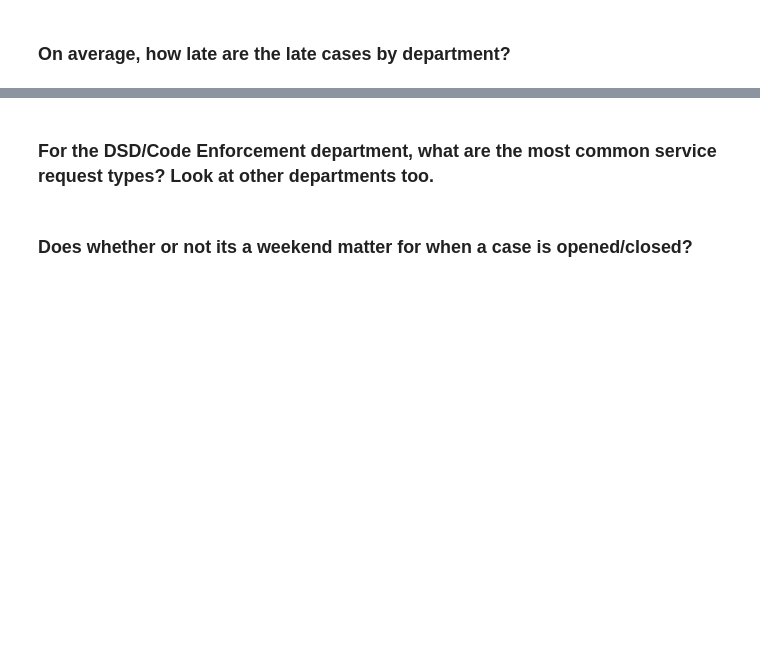
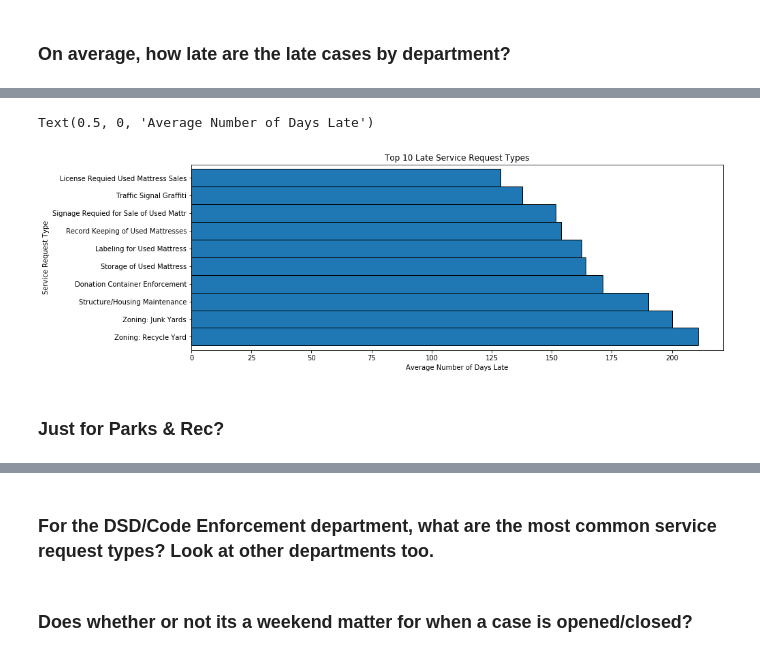
Before and after one commit to SamuelD-Data/spark-exercises, a Jupyter notebook: explore.ipynb, the cells around one changed output, grey strips where cells are left out. Cells and saved outputs as stored; diff of their text form; code cells hidden in the pictures; blank space fills up the shorter version.

```diff
--- a/explore.ipynb
+++ b/explore.ipynb
@@ -92,0 +149,22 @@ get_311_data()
+# %%
+(
+    # using code above to aggregate
+    df.filter(df.case_late == True).groupby('service_request_type').agg((mean(df.num_days_late)).alias('avg_days_late'))\
+    .sort(desc('avg_days_late'))
+    # passing to pandas to create plot
+    .toPandas()
+    .head(10)
+    .set_index("service_request_type")["avg_days_late"]
+    .sort_values(ascending=False)
+    .plot.barh(width=1, edgecolor="black", figsize=(14, 5))
+)
+
+# setting plot title and axis labels
+plt.title("Top 10 Late Service Request Types")
+plt.ylabel("Service Request Type")
+plt.xlabel("Average Number of Days Late")
+# %% [output]
+Text(0.5, 0, 'Average Number of Days Late')
+[figure, added]
+# %% [markdown]
+### Just for Parks & Rec?
```
Also changed, not shown: parts of 11 cells of this notebook.
